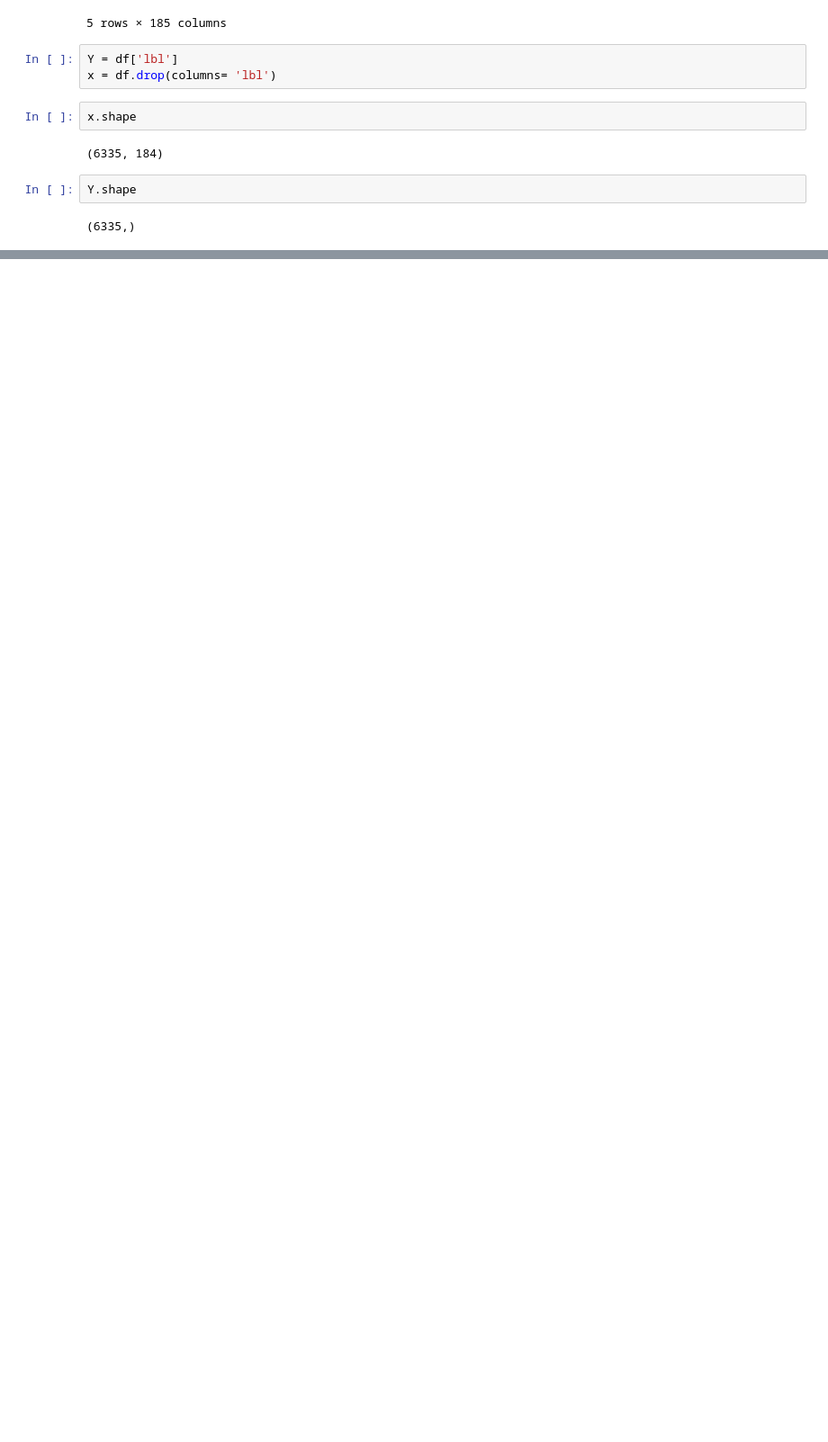
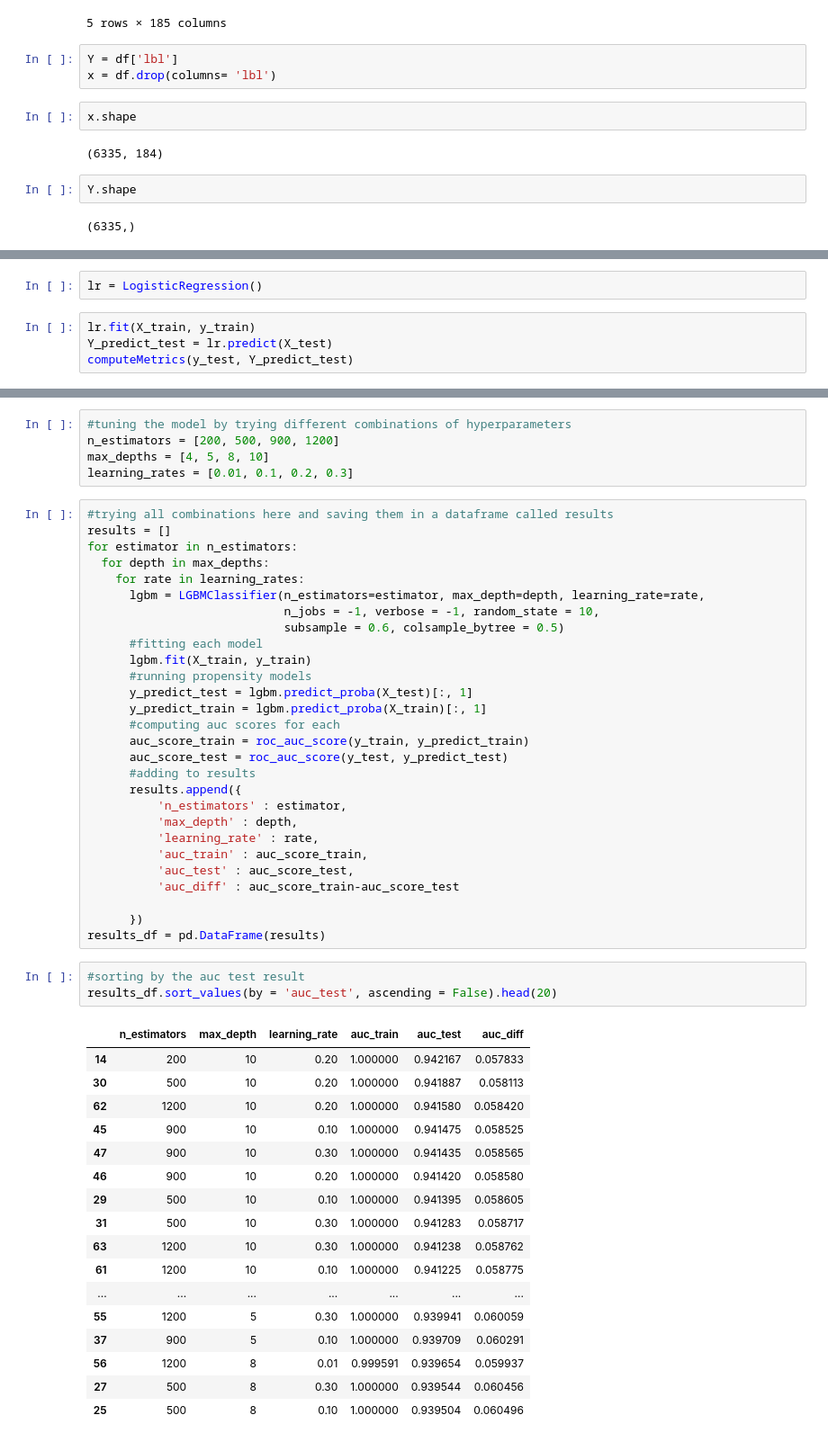
Before and after one commit to Praz-Nerd/Web-Extension-for-Fake-News-Detection, a Jupyter notebook: jupyter/kaggle models.ipynb, the cells around one changed output, grey strips where cells are left out. Shown: that part at 90% size. Drawn from its saved outputs; the diff is of its cells as text; blank space fills up the shorter version.

```diff
--- a/jupyter/kaggle models.ipynb
+++ b/jupyter/kaggle models.ipynb
@@ -82,0 +88,6 @@ Recall train is : 0.9465052713783678
+# %%
+lr = LogisticRegression()
+# %%
+lr.fit(X_train, y_train)
+Y_predict_test = lr.predict(X_test)
+computeMetrics(y_test, Y_predict_test)
@@ -108,0 +101,54 @@ joblib.dump(lgbm, '../models/lgbm/model.pkl')
+# %%
+#tuning the model by trying different combinations of hyperparameters
+n_estimators = [200, 500, 900, 1200]
+max_depths = [4, 5, 8, 10]
+learning_rates = [0.01, 0.1, 0.2, 0.3]
+# %%
+#trying all combinations here and saving them in a dataframe called results
+results = []
+for estimator in n_estimators:
+  for depth in max_depths:
+    for rate in learning_rates:
+      lgbm = LGBMClassifier(n_estimators=estimator, max_depth=depth, learning_rate=rate,
+                            n_jobs = -1, verbose = -1, random_state = 10,
+                            subsample = 0.6, colsample_bytree = 0.5)
+      #fitting each model
+      lgbm.fit(X_train, y_train)
+      #running propensity models
+      y_predict_test = lgbm.predict_proba(X_test)[:, 1]
+      y_predict_train = lgbm.predict_proba(X_train)[:, 1]
+      #computing auc scores for each
+      auc_score_train = roc_auc_score(y_train, y_predict_train)
+      auc_score_test = roc_auc_score(y_test, y_predict_test)
+      #adding to results
+      results.append({
+          'n_estimators' : estimator,
+          'max_depth' : depth,
+          'learning_rate' : rate,
+          'auc_train' : auc_score_train,
+          'auc_test' : auc_score_test,
+          'auc_diff' : auc_score_train-auc_score_test
+
+      })
+results_df = pd.DataFrame(results)
+# %%
+#sorting by the auc test result
+results_df.sort_values(by = 'auc_test', ascending = False).head(20)
+# %% [output]
+|  | n_estimators | max_depth | learning_rate | auc_train | auc_test | auc_diff |
+| 14 | 200 | 10 | 0.20 | 1.000000 | 0.942167 | 0.057833 |
+| 30 | 500 | 10 | 0.20 | 1.000000 | 0.941887 | 0.058113 |
+| 62 | 1200 | 10 | 0.20 | 1.000000 | 0.941580 | 0.058420 |
+| 45 | 900 | 10 | 0.10 | 1.000000 | 0.941475 | 0.058525 |
+| 47 | 900 | 10 | 0.30 | 1.000000 | 0.941435 | 0.058565 |
+| 46 | 900 | 10 | 0.20 | 1.000000 | 0.941420 | 0.058580 |
+| 29 | 500 | 10 | 0.10 | 1.000000 | 0.941395 | 0.058605 |
+| 31 | 500 | 10 | 0.30 | 1.000000 | 0.941283 | 0.058717 |
+| 63 | 1200 | 10 | 0.30 | 1.000000 | 0.941238 | 0.058762 |
+| 61 | 1200 | 10 | 0.10 | 1.000000 | 0.941225 | 0.058775 |
+| ... | ... | ... | ... | ... | ... | ... |
+| 55 | 1200 | 5 | 0.30 | 1.000000 | 0.939941 | 0.060059 |
+| 37 | 900 | 5 | 0.10 | 1.000000 | 0.939709 | 0.060291 |
+| 56 | 1200 | 8 | 0.01 | 0.999591 | 0.939654 | 0.059937 |
+| 27 | 500 | 8 | 0.30 | 1.000000 | 0.939544 | 0.060456 |
+| 25 | 500 | 8 | 0.10 | 1.000000 | 0.939504 | 0.060496 |
```
Also changed, not shown: parts of 16 cells of this notebook, 3 other files.
